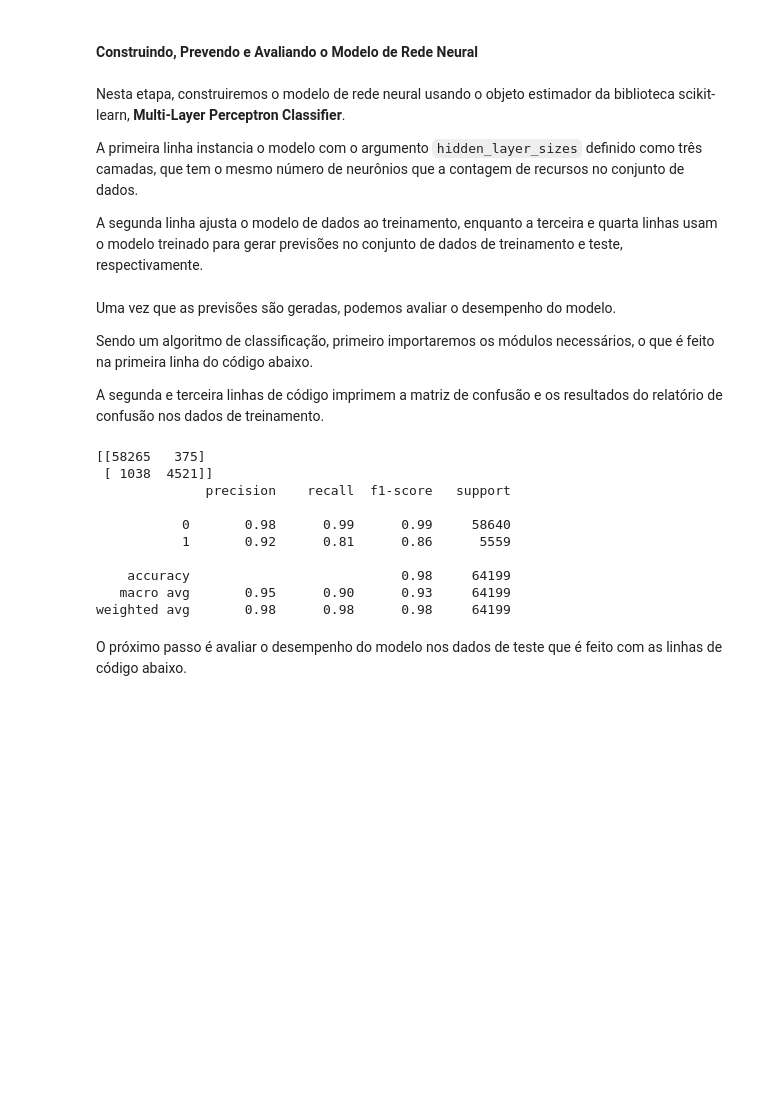
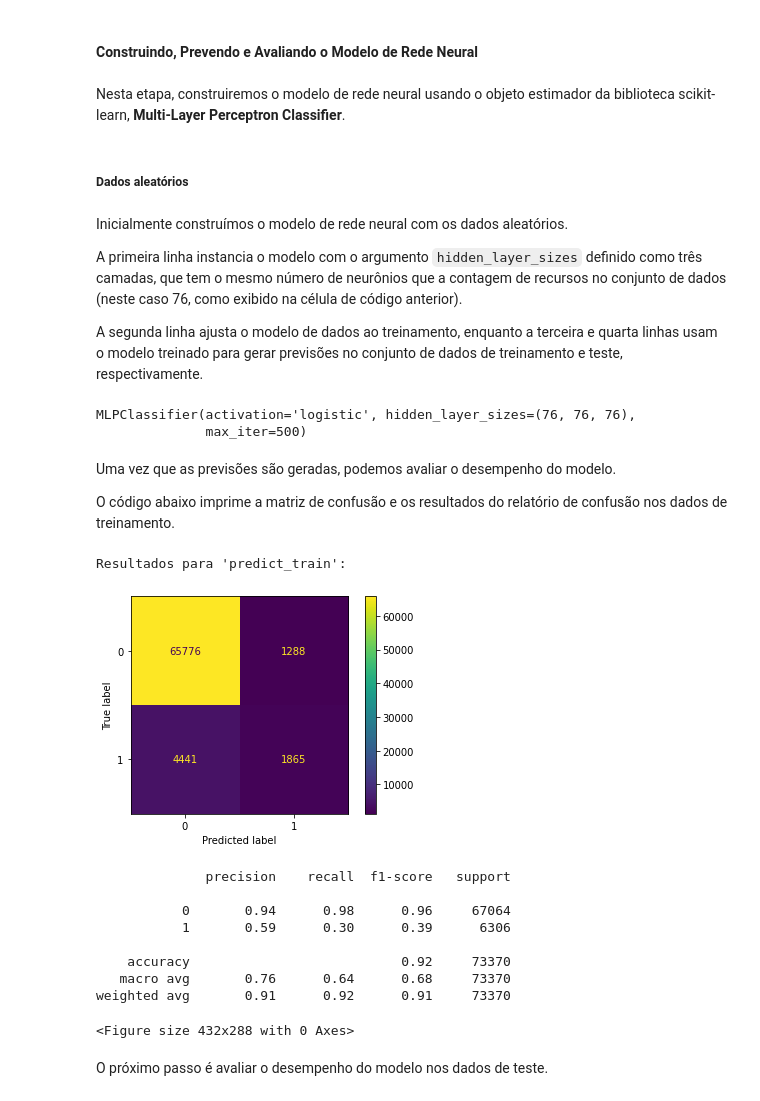
Before and after one commit to TheDramaturgy/ArtificialInteligence, a Jupyter notebook: TrabalhoRedesNeurais/03_solucao.ipynb, the cells around one changed output. Saved outputs shown, nothing was run; the diff lists cells and outputs as text; code cells hidden in the pictures; blank space fills up the shorter version.

```diff
--- a/TrabalhoRedesNeurais/03_solucao.ipynb
+++ b/TrabalhoRedesNeurais/03_solucao.ipynb
@@ -71,15 +84,7 @@ Utilizamos 30% dos dados para a realização de testes.
 # %%
-#divide a variável de destino e o resto do conjunto de dados
-target_column = ['hospital_death']
-predictors = list(set(list(df.columns))-set(target_column))
+#divide os dados em conjunto de dados de treinamento e teste
+X_train, X_test, y_train, y_test = train_test_split(X, y, test_size=0.2, random_state=40)
 
-#cria arrays de variáveis independentes (X) e dependentes (Y)
-X = df[predictors].values
-y = df[target_column].values
-
-#divide os dados em conjunto de dados de treinamento e teste
-X_train, X_test, y_train, y_test = train_test_split(X, y, test_size=0.30, random_state=40)
-
-#imprime a forma dos dados de treinamento e teste
+print('Forma dos dados de treinamento e teste:')
 print(X_train.shape); print(X_test.shape)
 # %% [output]
@@ -119,14 +138,18 @@ Número de entradas sem mortes:  83798
 # %% [markdown]
 #### Construindo, Prevendo e Avaliando o Modelo de Rede Neural
+# %% [markdown]
+Nesta etapa, construiremos o modelo de rede neural usando o objeto estimador da biblioteca scikit-learn, **Multi-Layer Perceptron Classifier**.
+# %% [markdown]
+##### Dados aleatórios
 # %% [markdown]
-Nesta etapa, construiremos o modelo de rede neural usando o objeto estimador da biblioteca scikit-learn, **Multi-Layer Perceptron Classifier**.
+Inicialmente construímos o modelo de rede neural com os dados aleatórios.
 
-A primeira linha instancia o modelo com o argumento `hidden_layer_sizes` definido como três camadas, que tem o mesmo número de neurônios que a contagem de recursos no conjunto de dados.
+A primeira linha instancia o modelo com o argumento `hidden_layer_sizes` definido como três camadas, que tem o mesmo número de neurônios que a contagem de recursos no conjunto de dados (neste caso 76, como exibido na célula de código anterior).
 
 A segunda linha ajusta o modelo de dados ao treinamento, enquanto a terceira e quarta linhas usam o modelo treinado para gerar previsões no conjunto de dados de treinamento e teste, respectivamente.
 # %%
-mlp = MLPClassifier(hidden_layer_sizes=(76,76,76), activation='relu', solver='adam', max_iter=500)
+mlp = MLPClassifier(hidden_layer_sizes=(76,76,76), activation='logistic', solver='adam', max_iter=500)
 mlp.fit(X_train,y_train)
-
-predict_train = mlp.predict(X_train)
-predict_test = mlp.predict(X_test)
+# %% [output]
+MLPClassifier(activation='logistic', hidden_layer_sizes=(76, 76, 76),
+              max_iter=500)
@@ -133,23 +159,28 @@ predict_test = mlp.predict(X_test)
 # %% [markdown]
 Uma vez que as previsões são geradas, podemos avaliar o desempenho do modelo.
 
-Sendo um algoritmo de classificação, primeiro importaremos os módulos necessários, o que é feito na primeira linha do código abaixo.
-
-A segunda e terceira linhas de código imprimem a matriz de confusão e os resultados do relatório de confusão nos dados de treinamento.
+O código abaixo imprime a matriz de confusão e os resultados do relatório de confusão nos dados de treinamento.
-# %%
-from sklearn.metrics import classification_report,confusion_matrix
-print(confusion_matrix(y_train,predict_train))
-print(classification_report(y_train,predict_train))
-# %% [output]
-[[58265   375]
- [ 1038  4521]]
-              precision    recall  f1-score   support
-
-           0       0.98      0.99      0.99     58640
-           1       0.92      0.81      0.86      5559
-
-    accuracy                           0.98     64199
-   macro avg       0.95      0.90      0.93     64199
-weighted avg       0.98      0.98      0.98     64199
+# %%
+print("Resultados para 'predict_train':")
+#print(confusion_matrix(y_train,predict_train))
+cm = confusion_matrix(y_train, predict_train, labels=mlp.classes_)
+disp = ConfusionMatrixDisplay(confusion_matrix=cm, display_labels=mlp.classes_)
+disp.plot()
+plt.show()
+plt.savefig('predict_train.png')
+
+print(classification_report(y_train,predict_train))
+# %% [output]
+Resultados para 'predict_train':
+[figure, added]
+              precision    recall  f1-score   support
+
+           0       0.94      0.98      0.96     67064
+           1       0.59      0.30      0.39      6306
+
+    accuracy                           0.92     73370
+   macro avg       0.76      0.64      0.68     73370
+weighted avg       0.91      0.92      0.91     73370
+<Figure size 432x288 with 0 Axes>
 # %% [markdown]
-O próximo passo é avaliar o desempenho do modelo nos dados de teste que é feito com as linhas de código abaixo.
+O próximo passo é avaliar o desempenho do modelo nos dados de teste.
```
Also changed, not shown: parts of 26 cells of this notebook.
